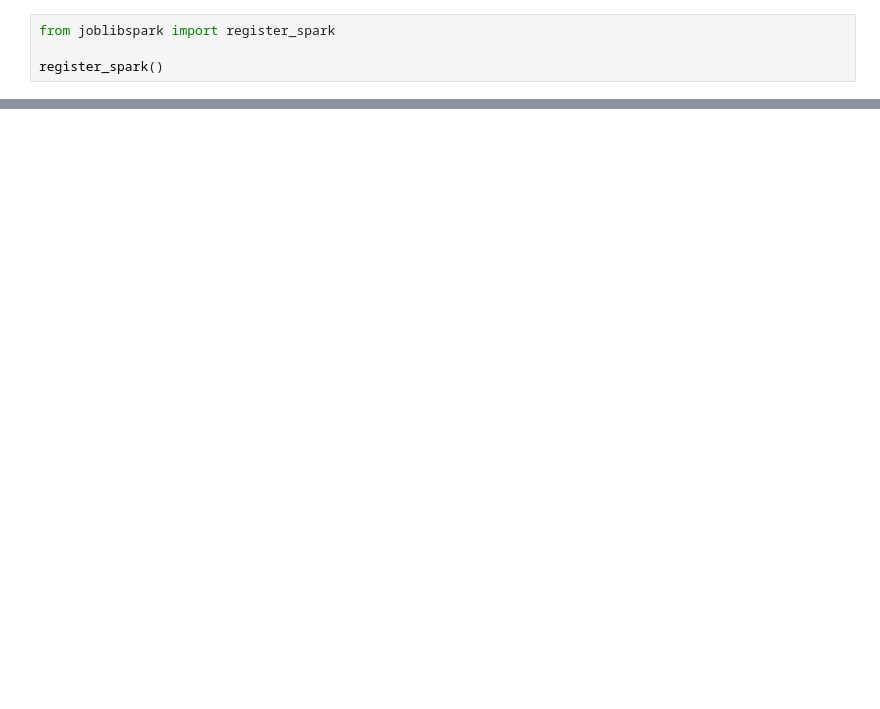
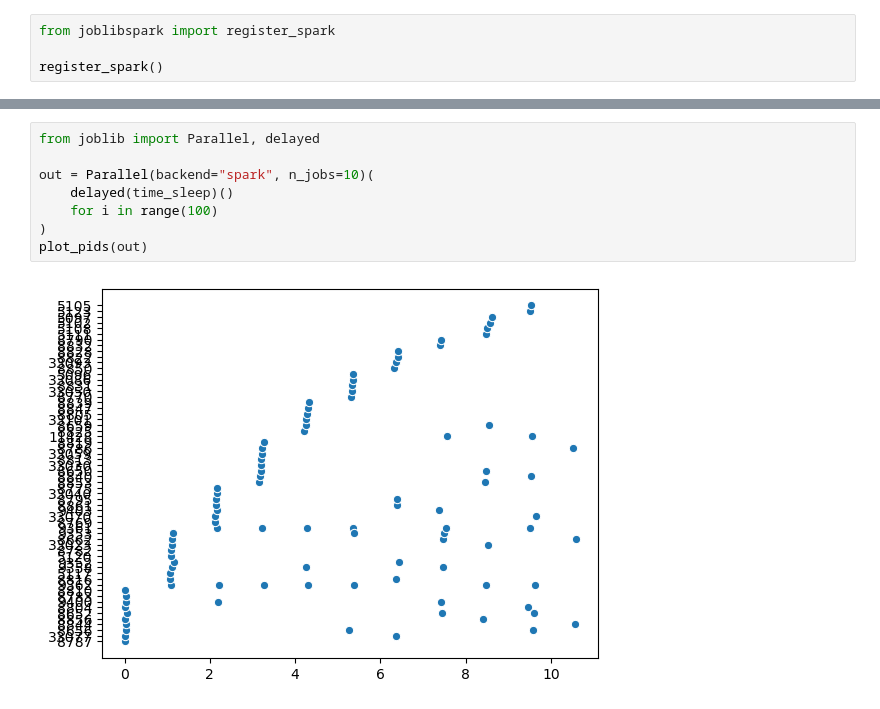
Before and after one commit to Vincent-Maladiere/joblib-distributed-benchmark, a Jupyter notebook: joblib_distributed.ipynb, the cells around one changed output, grey strips where cells are left out. Drawn from its saved outputs; the diff is of its cells as text; blank space fills up the shorter version.

Commit message:
update joblib-distributed

```diff
--- a/joblib_distributed.ipynb
+++ b/joblib_distributed.ipynb
@@ -187,0 +153,10 @@ register_spark()
+# %%
+from joblib import Parallel, delayed
+
+out = Parallel(backend="spark", n_jobs=10)(
+    delayed(time_sleep)()
+    for i in range(100)
+)
+plot_pids(out)
+# %% [output]
+[figure, added]
```
Also changed, not shown: parts of 63 cells of this notebook, 1 other file.
